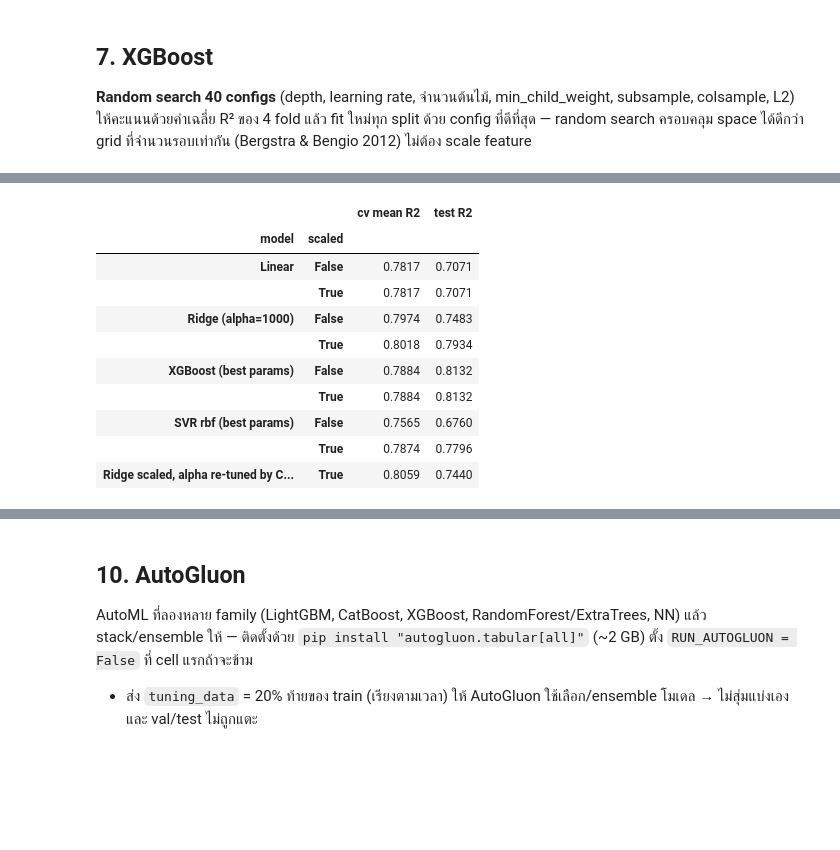
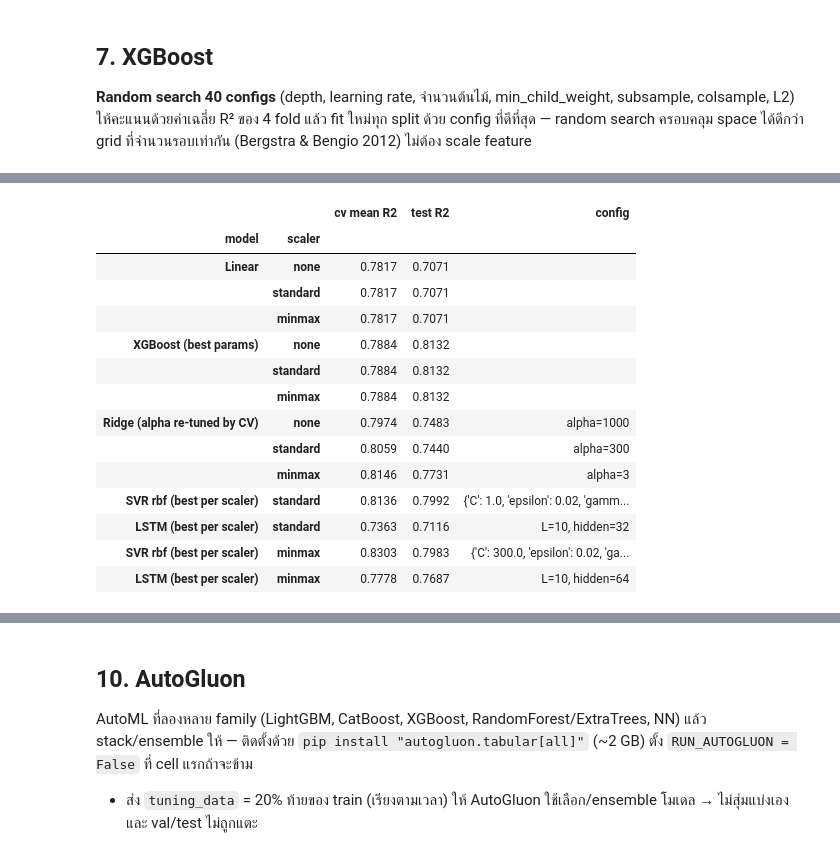
Before and after one commit to Chaut007/sp500_top10_influence, a Jupyter notebook: sp500_top10_influence.ipynb, the cells around one changed output, grey strips where cells are left out. Cells and saved outputs as stored; diff of their text form; code cells hidden in the pictures; blank space fills up the shorter version.

```diff
--- a/sp500_top10_influence.ipynb
+++ b/sp500_top10_influence.ipynb
@@ -742,7 +761,7 @@ kernel_grids = {
     'sigmoid': ParameterGrid({'kernel': ['sigmoid'], 'C': [1, 3, 10], 'gamma': [0.005, 0.02, 0.05], 'coef0': [0, 1], 'epsilon': [0.05, 0.1]}),
 }
 def make_svr_any(**p):
-    return lambda: Tabular(SVR(**p), scale=True)
+    return lambda: Tabular(SVR(**p), scale=SVR_SCALER)     # ใช้ scaler ชนิดเดียวกับที่ CV เลือกให้ SVR
 
 t0 = time.time()
 kernel_rows = []
@@ -756,20 +775,27 @@ rbf_folds = [r['R2'] for r in results if r['model'] == 'SVR' and r['split'] != '
 kernel_rows.append({'kernel': 'rbf (used)', 'configs': len(svr_search), 'cv mean R2': float(svr_search.iloc[0]['cv_R2']), 'cv min R2': min(rbf_folds),
                     'test R2': [r['R2'] for r in results if r['model'] == 'SVR' and r['split'] == 'test'][0], 'best params': best_svr})
 svr_kernels = pd.DataFrame(kernel_rows).set_index('kernel')
-print(f'({time.time() - t0:.0f}s)')
+print(f'({time.time() - t0:.0f}s)  scaler = {SVR_SCALER}')
 display(svr_kernels.round(3))
 
 # stress test: ถ้าหุ้นทั้ง 10 อันดับขยับพร้อมกัน -12 / -6 / +6 / +10 % (ระดับวัน COVID) แต่ละ kernel ทำนาย return ดัชนีเท่าไร (fit บน train ทั้งหมด)
 probe = pd.DataFrame([[-12.0] * 10, [-6.0] * 10, [6.0] * 10, [10.0] * 10], columns=RET_COLS)
 stress = {}
 for kname, row in zip(list(kernel_grids) + ['rbf (used)'], kernel_rows):
-    p = {**row['best params'], 'kernel': 'poly' if 'poly' in kname else 'rbf' if 'rbf' in kname else kname}
+    p = {k: v for k, v in row['best params'].items() if k != 'scaler'}
+    p['kernel'] = 'poly' if 'poly' in kname else 'rbf' if 'rbf' in kname else kname
     m_ = make_svr_any(**p)().fit(X_all, y_all, TEST['train'])
     stress[kname] = m_.model.predict(m_.scaler.transform(probe))
 stress['Linear regression (reference)'] = lin.model.predict(probe.to_numpy())
 svr_stress = pd.DataFrame(stress, index=['all ranks -12%', 'all ranks -6%', 'all ranks +6%', 'all ranks +10%']).T
 display(svr_stress.round(2))
-print('อ่านผล: CV mean ของทุก kernel ต่างกันไม่เกิน ~0.03 (น้อยกว่า std ระหว่าง fold) จึงแยกไม่ออกด้วย CV; ถ้าเลือก kernel จาก CV mean จะได้ poly degree 3')
-print('        ซึ่งบน test กลับแย่ที่สุด เพราะ polynomial โตไม่จำกัดเมื่อ input ใหญ่ (ดู stress test: -12% ทุกตัว -> ทำนายเกินจริง) ส่วน sigmoid อิ่มตัว (ทำนายน้อยเกิน)')
-print('        RBF เป็น kernel bounded ที่ให้ค่าทำนายสมเหตุสมผลในช่วงสุดขั้ว — นี่คือเหตุผลเชิงโครงสร้างที่กำหนด RBF ไว้ล่วงหน้า ไม่ใช่ผลจาก test')
+cv_col, te_col = svr_kernels['cv mean R2'], svr_kernels['test R2']
+fold_std = float(np.std([r['R2'] for r in results if r['model'] == 'SVR' and r['split'] != 'test']))
+print(f"อ่านผล: CV mean ของทุก kernel ต่างกันแค่ {cv_col.max() - cv_col.min():.3f} (std ระหว่าง fold ของ RBF = {fold_std:.3f}) จึงแยกไม่ออกด้วย CV — "
+      f"kernel ที่ CV สูงสุดคือ '{cv_col.idxmax()}' ({cv_col.max():.3f}) เทียบ RBF {cv_col['rbf (used)']:.3f}")
+print(f"        บน test อยู่ในช่วง {te_col.min():.3f}–{te_col.max():.3f} (ต่างกัน {te_col.max() - te_col.min():.3f} ซึ่งเล็กกว่า CI ของ R² test ใน section 11b มาก) และ stress test: "
+      f"เมื่อทุกอันดับ -12% ทุก kernel ทำนาย {svr_stress['all ranks -12%'].drop('Linear regression (reference)').min():.1f} ถึง {svr_stress['all ranks -12%'].drop('Linear regression (reference)').max():.1f}% "
+      f"(OLS {svr_stress.loc['Linear regression (reference)', 'all ranks -12%']:.1f}%) — ไม่มี kernel ไหนระเบิดเมื่อ input ถูกบีบลง [0,1] ด้วย min-max")
+print(f"        RBF ที่ CV เลือก gamma = {best_svr['gamma']} บน input [0,1] เล็กมาก → kernel ทำงานในโหมดเกือบเชิงเส้น (CV เท่ากับ linear kernel) สอดคล้องกับที่ความสัมพันธ์โดยพื้นฐานเป็นเชิงเส้น")
+print('        RBF ถูกกำหนดไว้ล่วงหน้าเพราะเป็น kernel มาตรฐานที่ bounded (ค่าทำนายไม่โตไม่จำกัดเมื่อ input สุดขั้ว) — ตารางนี้ยืนยันว่าผลและข้อสรุปไม่ขึ้นกับทางเลือกนี้ ไม่ใช่การเลือกจาก test')
 # %% [output]
@@ -794,35 +937,44 @@ print('        RBF เป็น kernel bounded ที่ให้ค่าทำ
 # %%
-# ===== 8c. โมเดลไหนต้อง normalize? ทดสอบตรงๆ: fit แบบ scale vs ไม่ scale (StandardScaler fit บน train ของ fold) =====
+# ===== 9b. โมเดลไหนต้อง normalize และแบบไหน? เทียบ none / z-score / min-max ด้วย protocol เดียวกัน =====
 def cv_and_test(make, scale):
-    cvm = cv_r2(lambda: Tabular(make(), scale=scale))
-    return cvm, fit_eval(Tabular(make(), scale=scale), TEST)[0]['R2']
+    return cv_r2(lambda: Tabular(make(), scale=scale)), fit_eval(Tabular(make(), scale=scale), TEST)[0]['R2']
 
 scale_rows = []
-for name, make in [('Linear', LinearRegression), ('Ridge (alpha=%g)' % best_alpha, lambda: Ridge(alpha=best_alpha)),
-                   ('XGBoost (best params)', lambda: XGBRegressor(tree_method='hist', random_state=SEED, n_jobs=-1, **best_xgb)),
-                   ('SVR rbf (best params)', lambda: SVR(kernel='rbf', **best_svr))]:
-    for scale in (False, True):
-        cvm, te_ = cv_and_test(make, scale)
-        scale_rows.append({'model': name, 'scaled': scale, 'cv mean R2': cvm, 'test R2': te_})
-# Ridge แบบ scale ต้องเลือก alpha ใหม่ตาม CV (penalty ขึ้นกับหน่วย) — ไม่ใช่ใช้ alpha เดิม
-ridge_scaled = max(((cv_r2(lambda a=a: Tabular(Ridge(alpha=a), scale=True)), a) for a in [0.01, 0.1, 1, 3, 10, 30, 100, 300, 1000]))
-scale_rows.append({'model': 'Ridge scaled, alpha re-tuned by CV (alpha=%g)' % ridge_scaled[1], 'scaled': True, 'cv mean R2': ridge_scaled[0],
-                   'test R2': fit_eval(Tabular(Ridge(alpha=ridge_scaled[1]), scale=True), TEST)[0]['R2']})
-scale_check = pd.DataFrame(scale_rows).set_index(['model', 'scaled'])
+for name, make in [('Linear', LinearRegression), ('XGBoost (best params)', lambda: XGBRegressor(tree_method='hist', random_state=SEED, n_jobs=-1, **best_xgb))]:
+    for sc_ in [False, 'standard', 'minmax']:
+        cvm, te_ = cv_and_test(make, sc_)
+        scale_rows.append({'model': name, 'scaler': sc_ or 'none', 'cv mean R2': cvm, 'test R2': te_, 'config': ''})
+for sc_ in [False, 'standard', 'minmax']:                                   # Ridge: alpha ต้องเลือกใหม่ต่อ scaler (penalty ขึ้นกับหน่วย)
+    best_r = max(((cv_r2(lambda a=a: Tabular(Ridge(alpha=a), scale=sc_)), a) for a in [0.01, 0.1, 1, 3, 10, 30, 100, 300, 1000, 3000]))
+    scale_rows.append({'model': 'Ridge (alpha re-tuned by CV)', 'scaler': sc_ or 'none', 'cv mean R2': best_r[0],
+                       'test R2': fit_eval(Tabular(Ridge(alpha=best_r[1]), scale=sc_), TEST)[0]['R2'], 'config': f'alpha={best_r[1]:g}'})
+for sk in ['standard', 'minmax']:                                            # SVR / LSTM: config ที่ดีที่สุดของแต่ละ scaler จาก search ใน section 8 / 9
+    row = svr_search[svr_search.scaler == sk].iloc[0]
+    p_ = {k: (v if (k == 'gamma' and v == 'scale') else float(v)) for k, v in row.drop(['cv_R2', 'scaler']).items()}
+    scale_rows.append({'model': 'SVR rbf (best per scaler)', 'scaler': sk, 'cv mean R2': float(row['cv_R2']),
+                       'test R2': fit_eval(Tabular(SVR(kernel='rbf', **p_), scale=sk), TEST)[0]['R2'], 'config': str(p_)})
+    row = lstm_search[lstm_search.scaler == sk].iloc[0]
+    scale_rows.append({'model': 'LSTM (best per scaler)', 'scaler': sk, 'cv mean R2': float(row['cv_R2']),
+                       'test R2': fit_eval(LSTMPredictor(L=int(row['L']), hidden=int(row['hidden']), scaler=sk), TEST)[0]['R2'],
+                       'config': f"L={int(row['L'])}, hidden={int(row['hidden'])}"})
+scale_check = pd.DataFrame(scale_rows).set_index(['model', 'scaler'])
 display(scale_check.round(4))
-print('feature std ราย rank (%):', dict(zip(RET_COLS, np.round(X_all.iloc[1:].std().to_numpy(), 2))), '-> ทุก feature หน่วยเดียวกันและ std ใกล้กัน')
-print('อ่านผล: Linear และ XGBoost ผลเท่าเดิมเป๊ะ (scale-invariant) · SVR ต้อง scale (ไม่ scale แล้ว R2 ตกชัดเจน) · LSTM ก็ scale เสมอ (neural net)')
-print('        Ridge ไวต่อ scale ในทางทฤษฎี (penalty ขึ้นกับหน่วย): alpha เดิมกับ feature ที่ scale แล้วให้ test สูงขึ้น แต่นั่นไม่ใช่สิ่งที่ CV จะเลือก —')
-print('        ถ้า scale แล้วเลือก alpha ใหม่ตาม CV ผลใกล้เดิม (แถวสุดท้าย) จึงไม่ scale Ridge เพื่อให้ coefficient อ่านเป็น ดัชนีขยับกี่ % ต่อ 1% ได้ตรงๆ')
+print('feature std ราย rank (%):', dict(zip(RET_COLS, np.round(X_all.std().to_numpy(), 2))), '-> หน่วยเดียวกัน std ใกล้กัน แต่มีหางหนา (min -21%, max +24%)')
+print('อ่านผล: Linear / XGBoost ผลเท่าเดิมทุกแบบ (scale-invariant; XGBoost ต่างกันแค่ปัดเศษ) · Ridge ไวต่อ scale (penalty ขึ้นกับหน่วย) จึงให้ CV เลือกทั้ง alpha และ scaler (section 6) แล้วแปลง coefficient กลับเป็นหน่วยเดิม')
+print('        SVR และ LSTM ต้อง scale และ min-max ดีกว่า z-score ทั้ง CV และ test: z-score ทำให้วันสุดขั้วมี |z| 5-10 (RBF distance ระเบิด / LSTM gate อิ่มตัว) ส่วน min-max บีบลง [0,1]')
 # %% [output]
-|  |  | cv mean R2 | test R2 |
-| model | scaled |  |  |
-| Linear | False | 0.7817 | 0.7071 |
-|  | True | 0.7817 | 0.7071 |
-| Ridge (alpha=1000) | False | 0.7974 | 0.7483 |
-|  | True | 0.8018 | 0.7934 |
-| XGBoost (best params) | False | 0.7884 | 0.8132 |
-|  | True | 0.7884 | 0.8132 |
-| SVR rbf (best params) | False | 0.7565 | 0.6760 |
-|  | True | 0.7874 | 0.7796 |
-| Ridge scaled, alpha re-tuned by C... | True | 0.8059 | 0.7440 |
+|  |  | cv mean R2 | test R2 | config |
+| model | scaler |  |  |  |
+| Linear | none | 0.7817 | 0.7071 |  |
+|  | standard | 0.7817 | 0.7071 |  |
+|  | minmax | 0.7817 | 0.7071 |  |
+| XGBoost (best params) | none | 0.7884 | 0.8132 |  |
+|  | standard | 0.7884 | 0.8132 |  |
+|  | minmax | 0.7884 | 0.8132 |  |
+| Ridge (alpha re-tuned by CV) | none | 0.7974 | 0.7483 | alpha=1000 |
+|  | standard | 0.8059 | 0.7440 | alpha=300 |
+|  | minmax | 0.8146 | 0.7731 | alpha=3 |
+| SVR rbf (best per scaler) | standard | 0.8136 | 0.7992 | {'C': 1.0, 'epsilon': 0.02, 'gamm... |
+| LSTM (best per scaler) | standard | 0.7363 | 0.7116 | L=10, hidden=32 |
+| SVR rbf (best per scaler) | minmax | 0.8303 | 0.7983 | {'C': 300.0, 'epsilon': 0.02, 'ga... |
+| LSTM (best per scaler) | minmax | 0.7778 | 0.7687 | L=10, hidden=64 |
```
Also changed, not shown: parts of 19 cells of this notebook, 7 other files.
